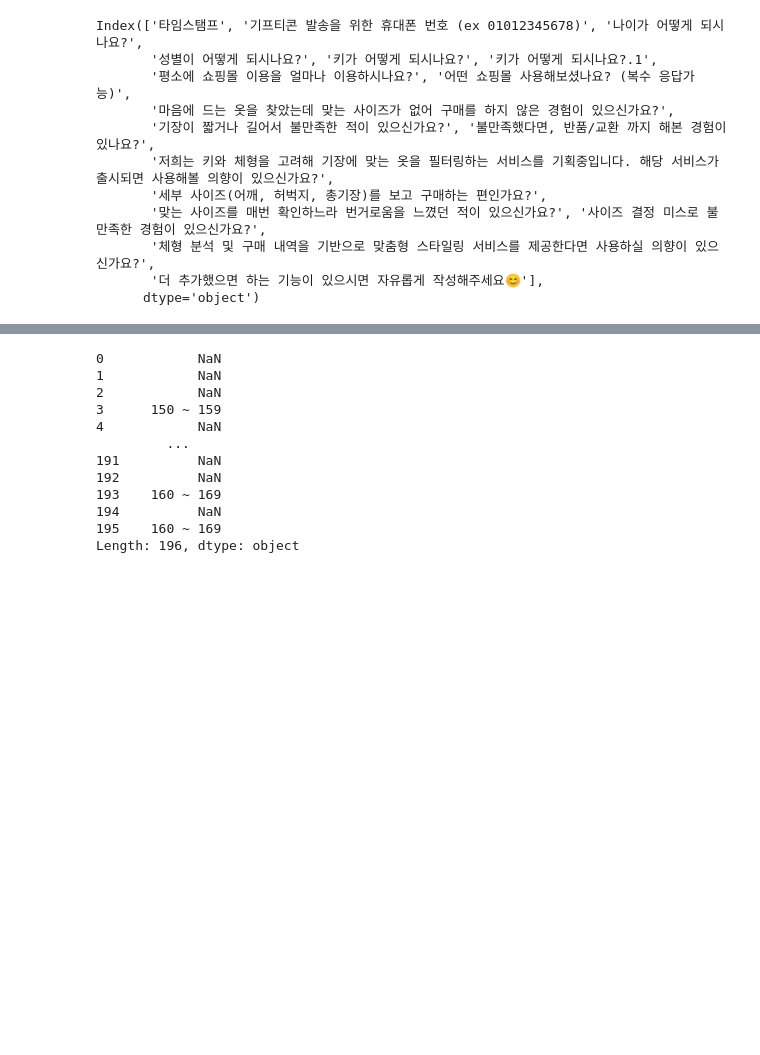
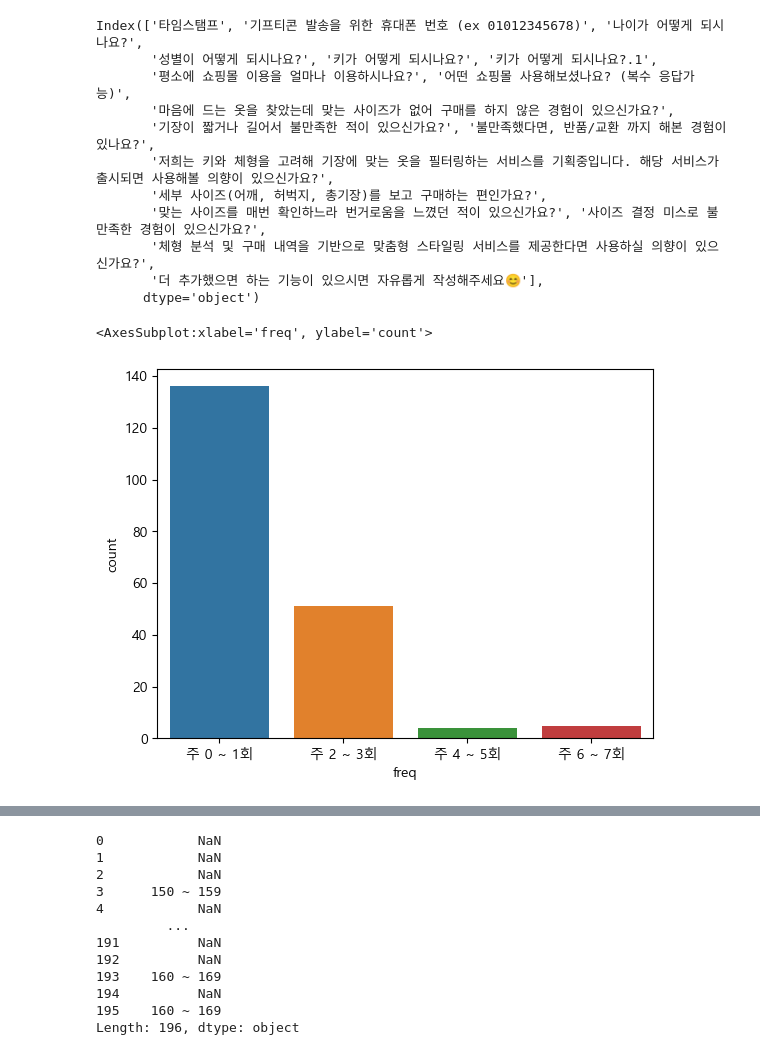
Before and after one commit to sinjy1203/TIL, a Jupyter notebook: data_visualization/shopping_survey_visualization.ipynb, the cells around one changed output, grey strips where cells are left out. Drawn from its saved outputs; the diff is of its cells as text; code cells hidden in the pictures; blank space fills up the shorter version.

```diff
--- a/data_visualization/shopping_survey_visualization.ipynb
+++ b/data_visualization/shopping_survey_visualization.ipynb
@@ -2,6 +2,4 @@
 import matplotlib.pyplot as plt
 import pandas as pd
 import seaborn as sns
+plt.rcParams['font.family'] = 'Malgun Gothic'
-# %%
-df = pd.read_csv('./data/shopping_survey.csv')
-df.head()
@@ -32,4 +23,9 @@ col_names = ['time', 'phone', 'age', 'sex', 'height_man', 'height_woman', 'freq'
 col2question = {col: q for col, q in zip(col_names, df.columns)}
 # %%
 df.columns = col_names
+# %%
+sns.countplot(data=df, x='freq')
+# %% [output]
+<AxesSubplot:xlabel='freq', ylabel='count'>
+[figure, added]
 # %%
```
Also changed, not shown: parts of 9 cells of this notebook, 1 other file.
